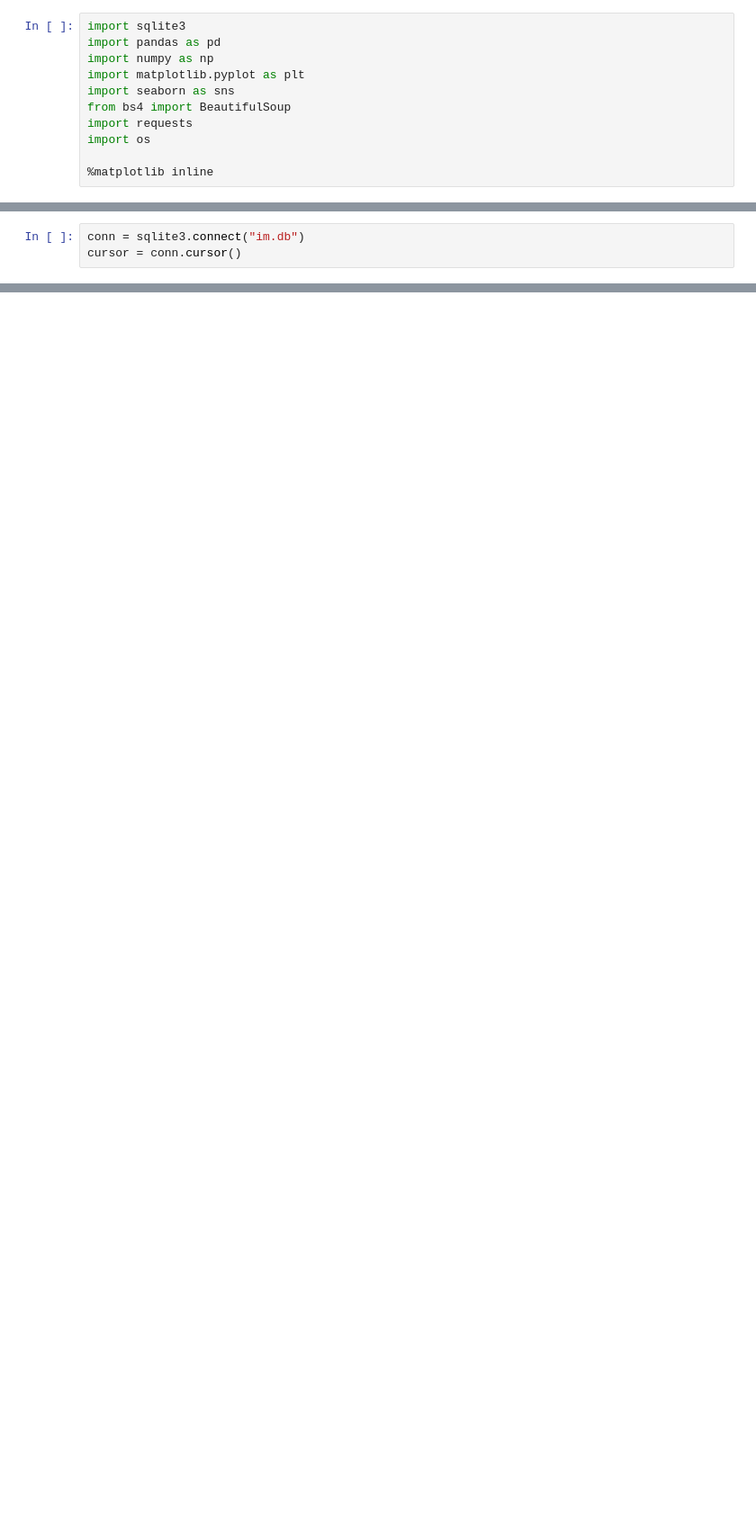
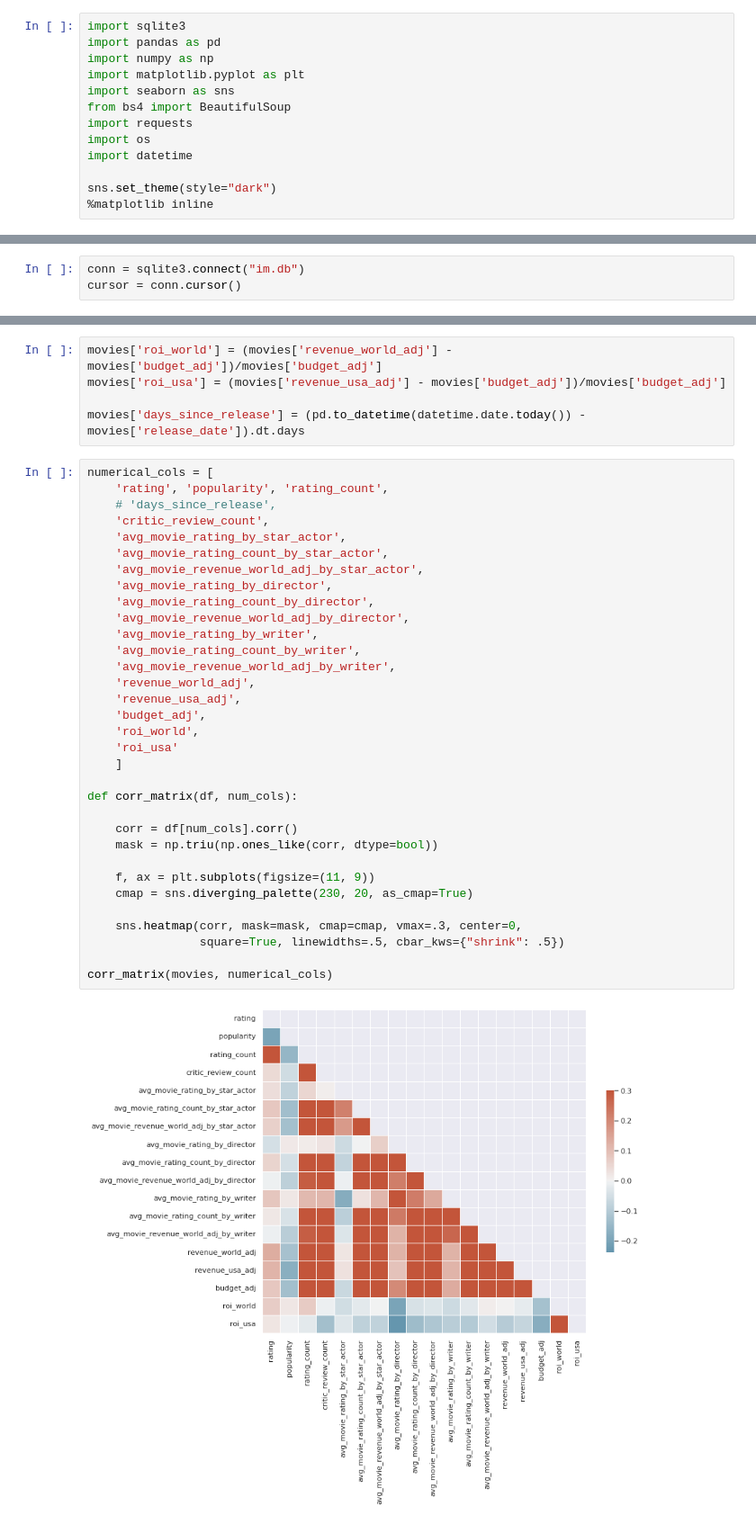
Before and after one commit to truonghm/dtl, a Jupyter notebook: report/eda.ipynb, the cells around one changed output, grey strips where cells are left out. Shown at 90% size. Drawn from its saved outputs; the diff is of its cells as text; blank space fills up the shorter version.

```diff
--- a/report/eda.ipynb
+++ b/report/eda.ipynb
@@ -7,7 +7,9 @@ import seaborn as sns
 from bs4 import BeautifulSoup
 import requests
 import os
+import datetime
 
+sns.set_theme(style="dark")
 %matplotlib inline
 # %%
 os.chdir("../")
@@ -63,0 +296,40 @@ CURRENT_CPI = float(cpi_table[cpi_table['year'] == 2022]['avg_annual_cpi'])
+# %%
+movies['roi_world'] = (movies['revenue_world_adj'] - movies['budget_adj'])/movies['budget_adj']
+movies['roi_usa'] = (movies['revenue_usa_adj'] - movies['budget_adj'])/movies['budget_adj']
+
+movies['days_since_release'] = (pd.to_datetime(datetime.date.today()) - movies['release_date']).dt.days
+# %%
+numerical_cols = [
+    'rating', 'popularity', 'rating_count',
+    # 'days_since_release',
+    'critic_review_count',
+    'avg_movie_rating_by_star_actor',
+    'avg_movie_rating_count_by_star_actor',
+    'avg_movie_revenue_world_adj_by_star_actor',
+    'avg_movie_rating_by_director',
+    'avg_movie_rating_count_by_director',
+    'avg_movie_revenue_world_adj_by_director',
+    'avg_movie_rating_by_writer',
+    'avg_movie_rating_count_by_writer',
+    'avg_movie_revenue_world_adj_by_writer',
+    'revenue_world_adj',
+    'revenue_usa_adj',
+    'budget_adj',
+    'roi_world',
+    'roi_usa'
+    ]
+
+def corr_matrix(df, num_cols):
+
+    corr = df[num_cols].corr()
+    mask = np.triu(np.ones_like(corr, dtype=bool))
+
+    f, ax = plt.subplots(figsize=(11, 9))
+    cmap = sns.diverging_palette(230, 20, as_cmap=True)
+
+    sns.heatmap(corr, mask=mask, cmap=cmap, vmax=.3, center=0,
+                square=True, linewidths=.5, cbar_kws={"shrink": .5})
+
+corr_matrix(movies, numerical_cols)
+# %% [output]
+[figure, added]
```
Also changed, not shown: parts of 52 cells of this notebook, 23 other files.
